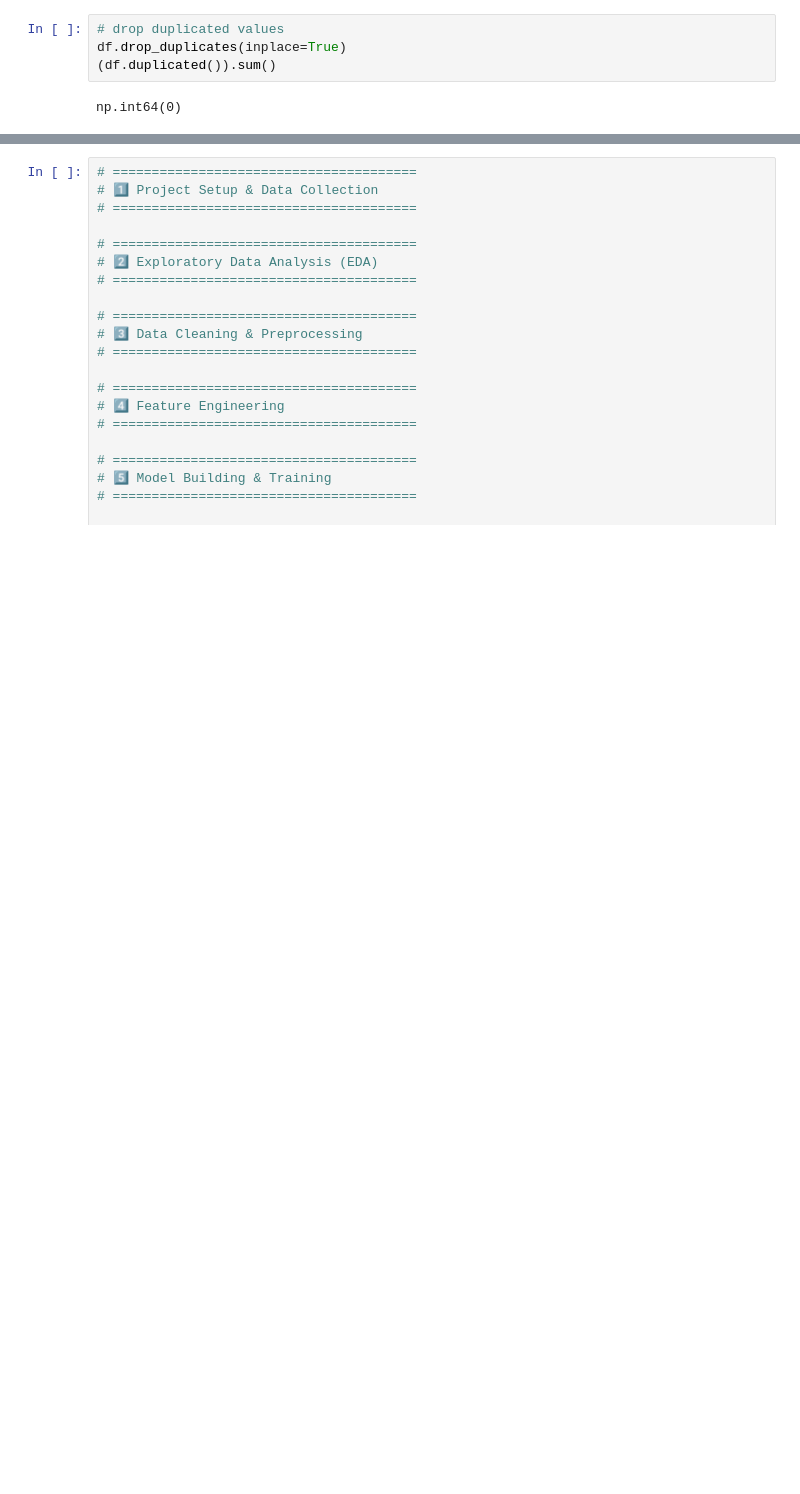
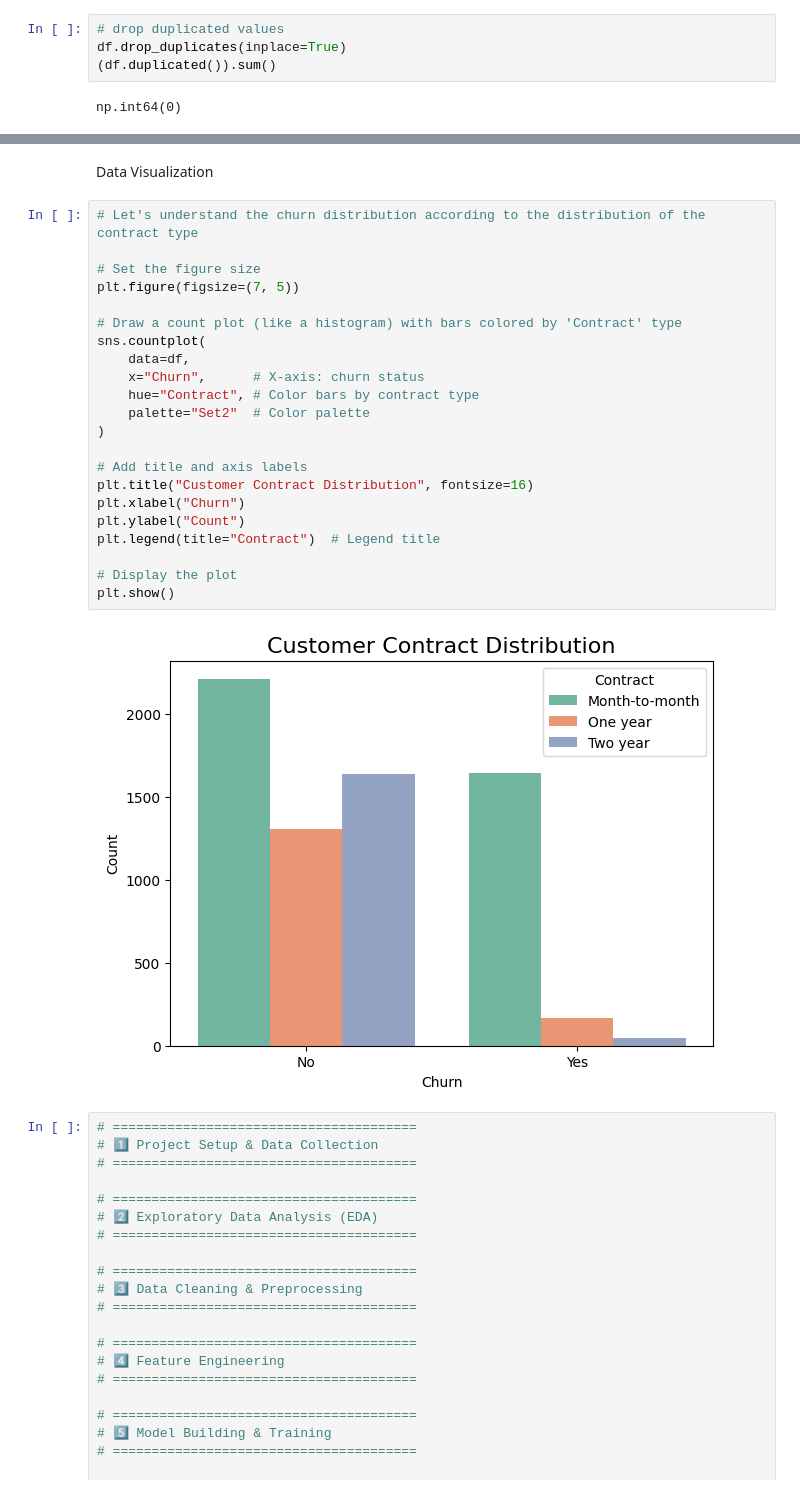
Before and after one commit to younes-li554/customer-churn-prediction, a Jupyter notebook: customer_churn.py.ipynb, the cells around one changed output, grey strips where cells are left out. Saved outputs shown, nothing was run; the diff lists cells and outputs as text; blank space fills up the shorter version.

```diff
--- a/customer_churn.py.ipynb
+++ b/customer_churn.py.ipynb
@@ -185,3 +182,29 @@ np.int64(0)
+# %% [markdown]
+Data Visualization
+# %%
+# Let's understand the churn distribution according to the distribution of the contract type
+
+# Set the figure size
+plt.figure(figsize=(7, 5))
+
+# Draw a count plot (like a histogram) with bars colored by 'Contract' type
+sns.countplot(
+    data=df,
+    x="Churn",      # X-axis: churn status
+    hue="Contract", # Color bars by contract type
+    palette="Set2"  # Color palette
+)
+
+# Add title and axis labels
+plt.title("Customer Contract Distribution", fontsize=16)
+plt.xlabel("Churn")
+plt.ylabel("Count")
+plt.legend(title="Contract")  # Legend title
+
+# Display the plot
+plt.show()
+# %% [output]
+[figure, added]
 # %%
 # =======================================
 # 1️⃣ Project Setup & Data Collection
```
Also changed, not shown: parts of 1 cell of this notebook.
